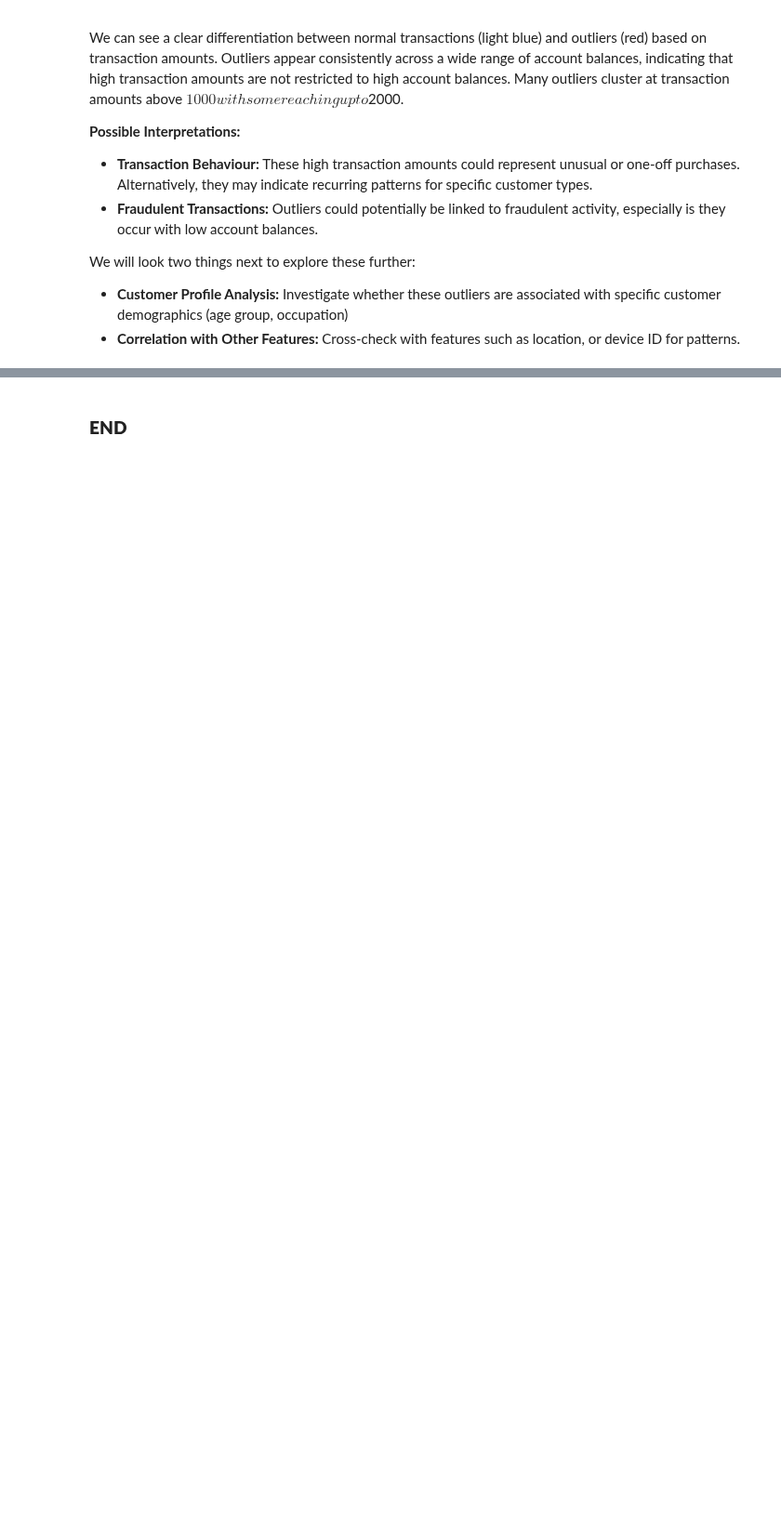
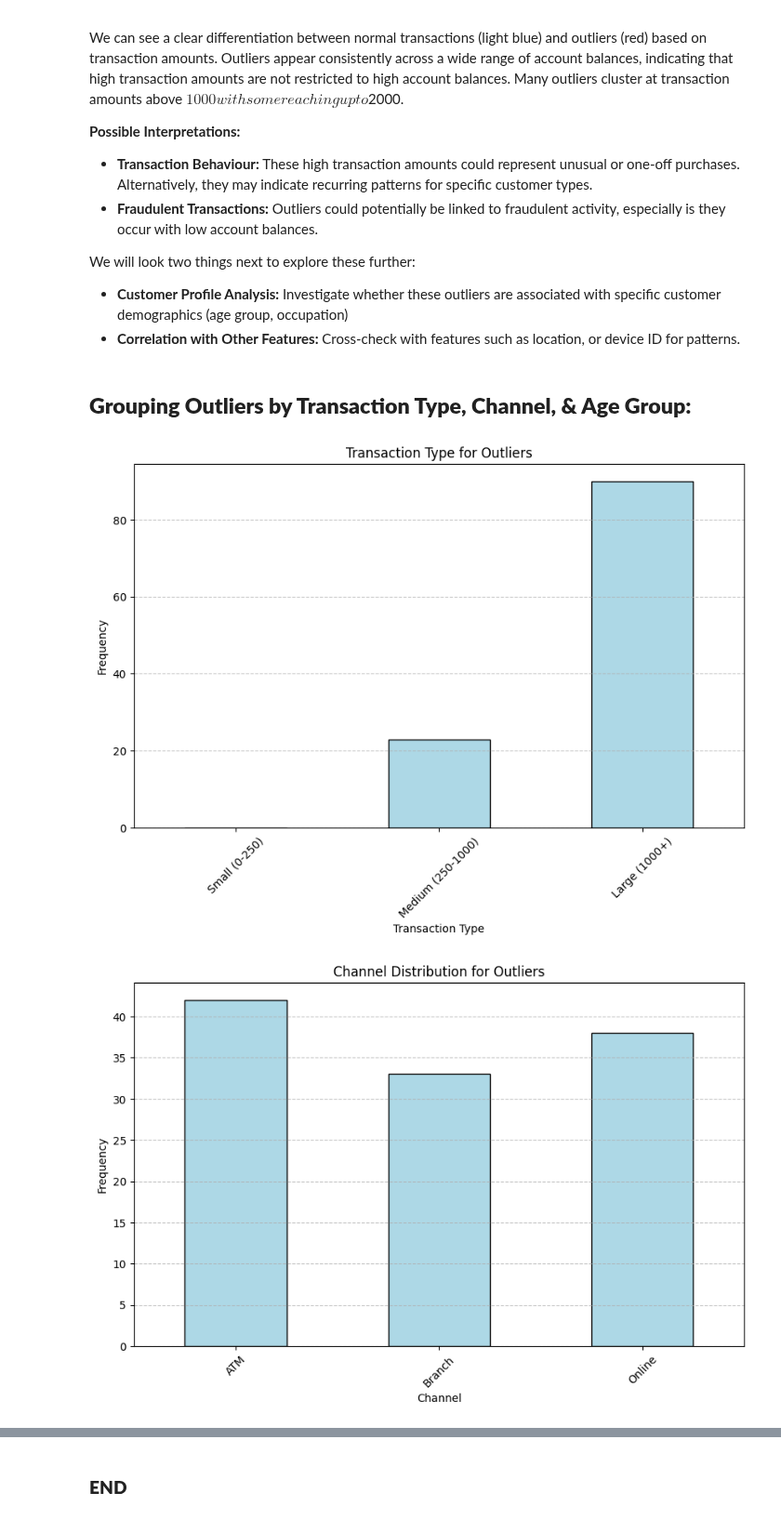
Before and after one commit to briannemcgrath/PFDA, a Jupyter notebook: project/project.ipynb, the cells around one changed output, grey strips where cells are left out. Shown at 93% size. Drawn from its saved outputs; the diff is of its cells as text; code cells hidden in the pictures; blank space fills up the shorter version.

```diff
--- a/project/project.ipynb
+++ b/project/project.ipynb
@@ -461,3 +461,51 @@ We can see a clear differentiation between normal transactions (light blue) and
 We will look two things next to explore these further:
 - **Customer Profile Analysis:** Investigate whether these outliers are associated with specific customer demographics (age group, occupation)
 - **Correlation with Other Features:** Cross-check with features such as location, or device ID for patterns.
+# %% [markdown]
+## **Grouping Outliers by Transaction Type, Channel, & Age Group:**
+# %%
+# group by TransactionType
+transaction_type_outliers = outliers.groupby('TransactionType')['TransactionAmount'].count()
+plt.figure(figsize=(10, 6))
+transaction_type_outliers.plot(kind='bar', color='lightblue', edgecolor='black')
+plt.grid(axis='y', linestyle='--', alpha=0.7)
+plt.title('Transaction Type for Outliers')
+plt.xlabel('Transaction Type')
+plt.ylabel('Frequency')
+plt.xticks(rotation=45)
+plt.show()
+
+# grouping by Channel
+channel_outliers = outliers.groupby('Channel')['TransactionAmount'].count()
+plt.figure(figsize=(10, 6))
+channel_outliers.plot(kind='bar', color='lightblue', edgecolor='black')
+plt.grid(axis='y', linestyle='--', alpha=0.7)
+plt.title('Channel Distribution for Outliers')
+plt.xlabel('Channel')
+plt.ylabel('Frequency')
+plt.xticks(rotation=45)
+plt.show()
+
+# grouping by Age Groups
+# defining age groups
+bins = [0, 18, 30, 50, 65, 100]
+labels = ['Under 18', '18-30', '30-50', '50-65', '65+']
+
+# use .loc to avoid the SettingWithCopyWarning - error we got earlier
+outliers.loc[:, 'AgeGroup'] = pd.cut(outliers['CustomerAge'], bins=bins, labels=labels, include_lowest=True)
+
+# grouping outliers by age group and counting occurrences
+age_group_outliers = outliers.groupby('AgeGroup')['TransactionAmount'].count()
+
+# plotting the outliers grouped by age group
+plt.figure(figsize=(10, 6))
+age_group_outliers.plot(kind='bar', color='lightblue', edgecolor='black')
+plt.grid(axis='y', linestyle='--', alpha=0.7)
+plt.title('Age Group Distribution for Outliers')
+plt.xlabel('Age Group')
+plt.ylabel('Frequency')
+plt.xticks(rotation=45)
+plt.show()
+# %% [output]
+[figure, added]
+[figure, added]
```
Also changed, not shown: parts of 6 cells of this notebook.
